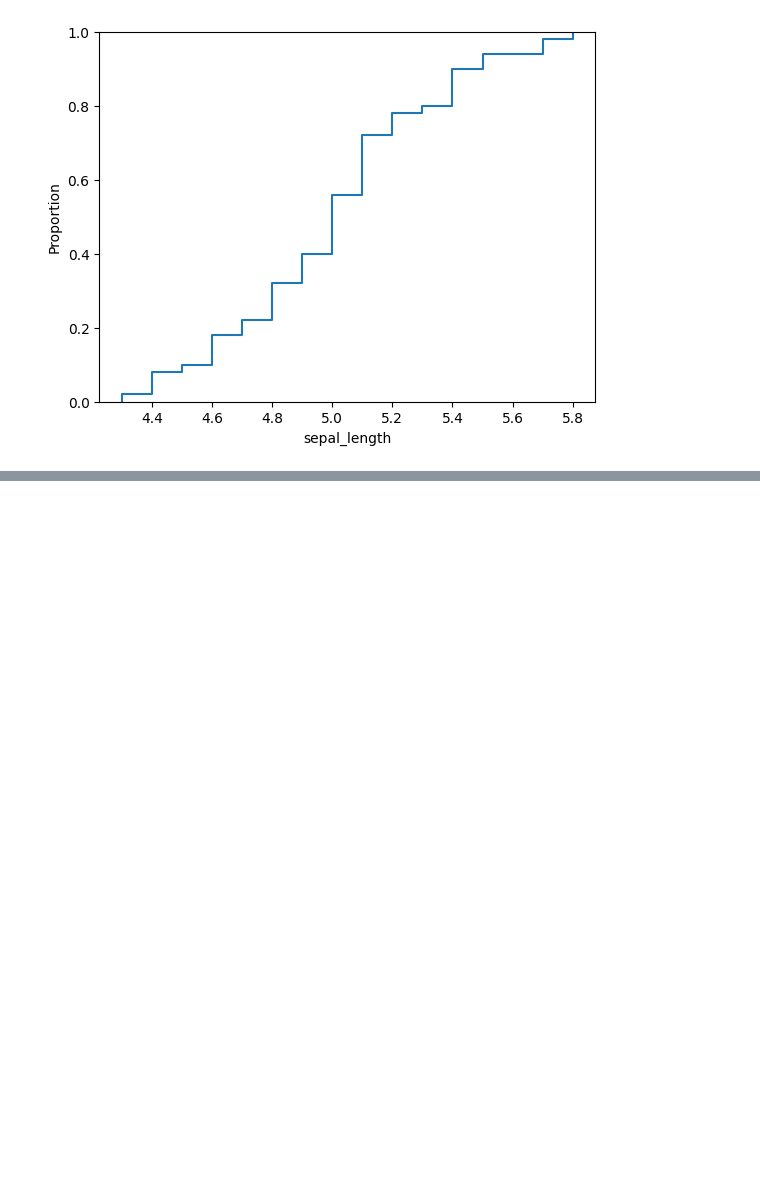
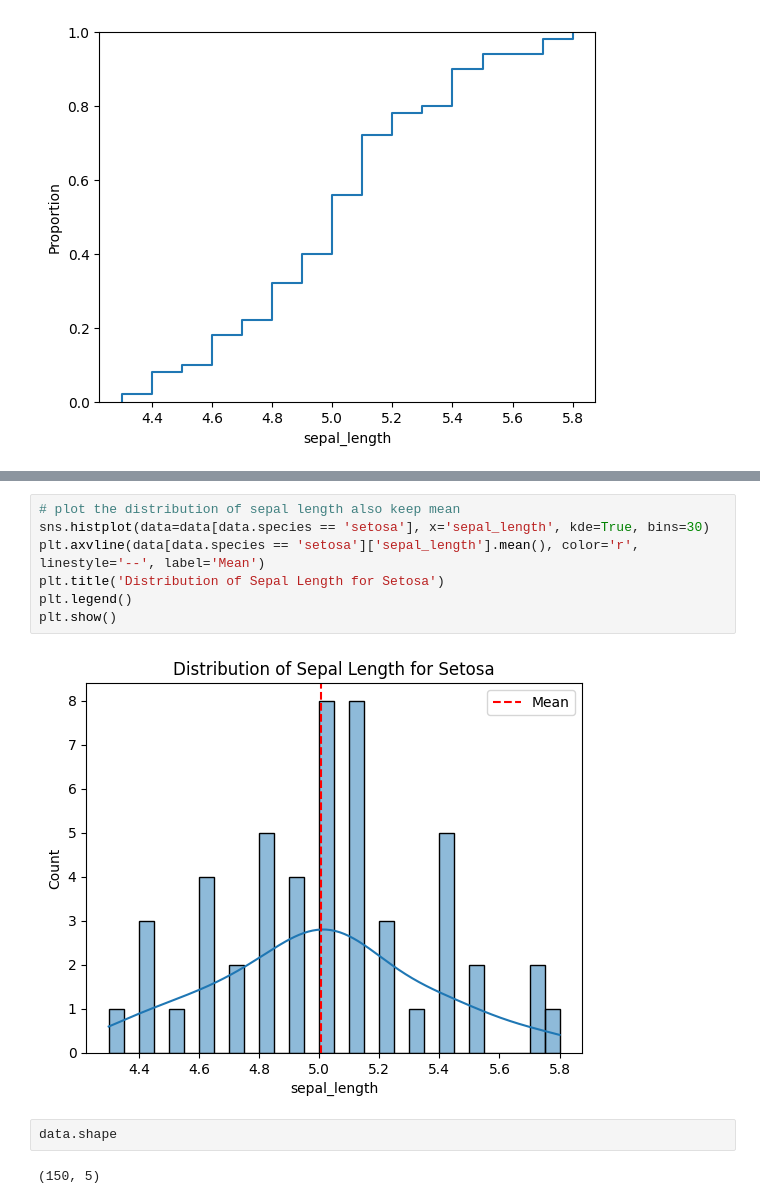
Before and after one commit to rahul8879/AI_ML_SATHISH, a Jupyter notebook: 03_eda.ipynb, the cells around one changed output, grey strips where cells are left out. Cells and saved outputs as stored; diff of their text form; blank space fills up the shorter version.

```diff
--- a/03_eda.ipynb
+++ b/03_eda.ipynb
@@ -92,0 +117,13 @@ sns.ecdfplot(iris_setosa['sepal_length'], label='setosa')
+# %%
+# plot the distribution of sepal length also keep mean
+sns.histplot(data=data[data.species == 'setosa'], x='sepal_length', kde=True, bins=30)
+plt.axvline(data[data.species == 'setosa']['sepal_length'].mean(), color='r', linestyle='--', label='Mean')
+plt.title('Distribution of Sepal Length for Setosa')
+plt.legend()
+plt.show()
+# %% [output]
+[figure, added]
+# %%
+data.shape
+# %% [output]
+(150, 5)
```
Also changed, not shown: parts of 3 cells of this notebook.
